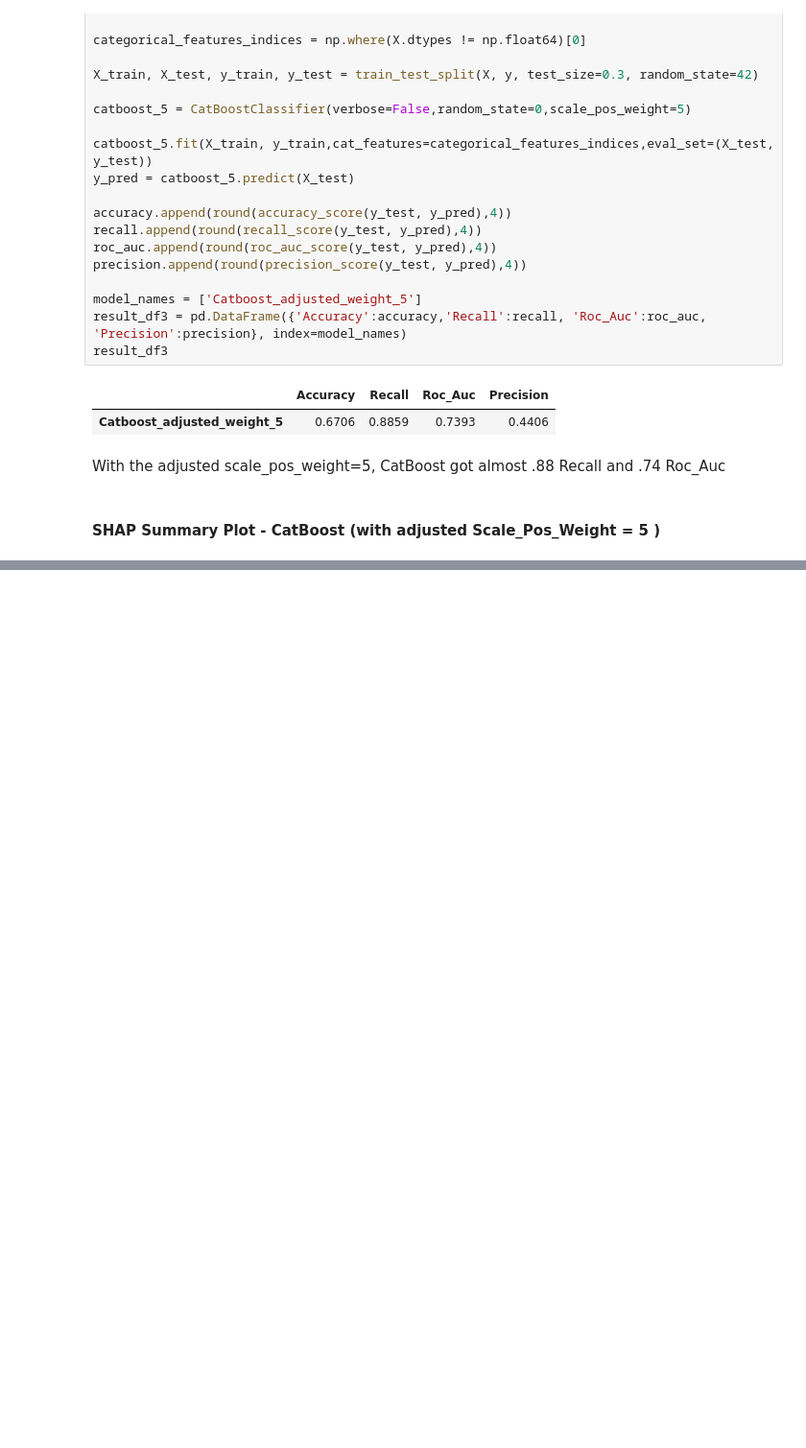
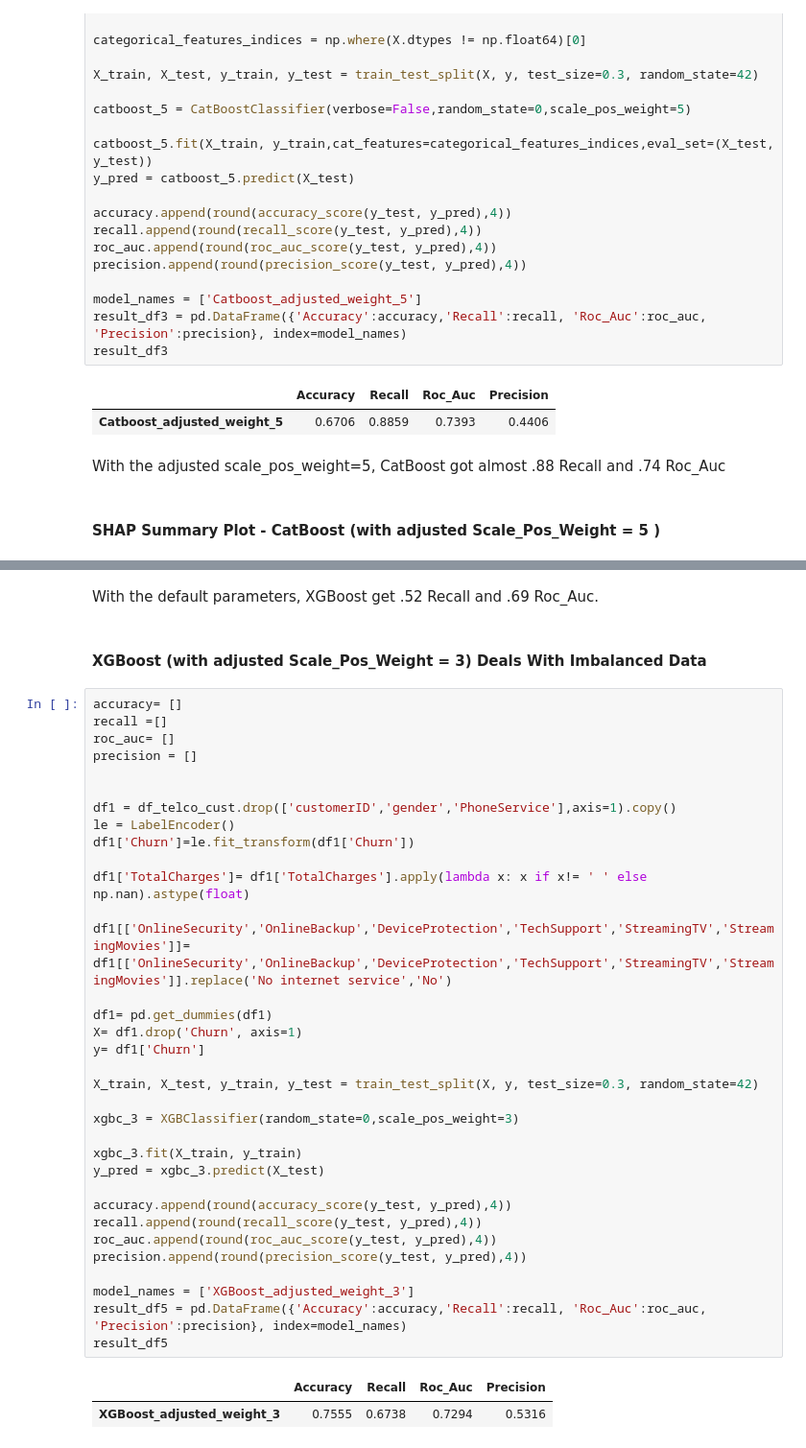
Before and after one commit to Jauloma/GIT_LP3, a Jupyter notebook: Code/Customer Churn_LP3.ipynb, the cells around one changed output, grey strips where cells are left out. Shown at 96% size. Saved outputs shown, nothing was run; the diff lists cells and outputs as text; blank space fills up the shorter version.

```diff
--- a/Code/Customer Churn_LP3.ipynb
+++ b/Code/Customer Churn_LP3.ipynb
@@ -1283,0 +1330,41 @@ With the adjusted scale_pos_weight=5, CatBoost got almost .88 Recall and .74 Roc
+# %% [markdown]
+With the default parameters, XGBoost get .52 Recall and .69 Roc_Auc.
+# %% [markdown]
+#### XGBoost (with adjusted Scale_Pos_Weight = 3) Deals With Imbalanced Data
+# %%
+accuracy= []
+recall =[]
+roc_auc= []
+precision = []
+
+
+df1 = df_telco_cust.drop(['customerID','gender','PhoneService'],axis=1).copy()
+le = LabelEncoder()
+df1['Churn']=le.fit_transform(df1['Churn'])
+
+df1['TotalCharges']= df1['TotalCharges'].apply(lambda x: x if x!= ' ' else np.nan).astype(float)
+
+df1[['OnlineSecurity','OnlineBackup','DeviceProtection','TechSupport','StreamingTV','StreamingMovies']]= df1[['OnlineSecurity','OnlineBackup','DeviceProtection','TechSupport','StreamingTV','StreamingMovies']].replace('No internet service','No')
+
+df1= pd.get_dummies(df1)
+X= df1.drop('Churn', axis=1)
+y= df1['Churn']
+
+X_train, X_test, y_train, y_test = train_test_split(X, y, test_size=0.3, random_state=42)
+
+xgbc_3 = XGBClassifier(random_state=0,scale_pos_weight=3)
+
+xgbc_3.fit(X_train, y_train)
+y_pred = xgbc_3.predict(X_test)
+
+accuracy.append(round(accuracy_score(y_test, y_pred),4))
+recall.append(round(recall_score(y_test, y_pred),4))
+roc_auc.append(round(roc_auc_score(y_test, y_pred),4))
+precision.append(round(precision_score(y_test, y_pred),4))
+
+model_names = ['XGBoost_adjusted_weight_3']
+result_df5 = pd.DataFrame({'Accuracy':accuracy,'Recall':recall, 'Roc_Auc':roc_auc, 'Precision':precision}, index=model_names)
+result_df5
+# %% [output]
+|  | Accuracy | Recall | Roc_Auc | Precision |
+| XGBoost_adjusted_weight_3 | 0.7555 | 0.6738 | 0.7294 | 0.5316 |
```
Also changed, not shown: parts of 14 cells of this notebook, 4 other files.
